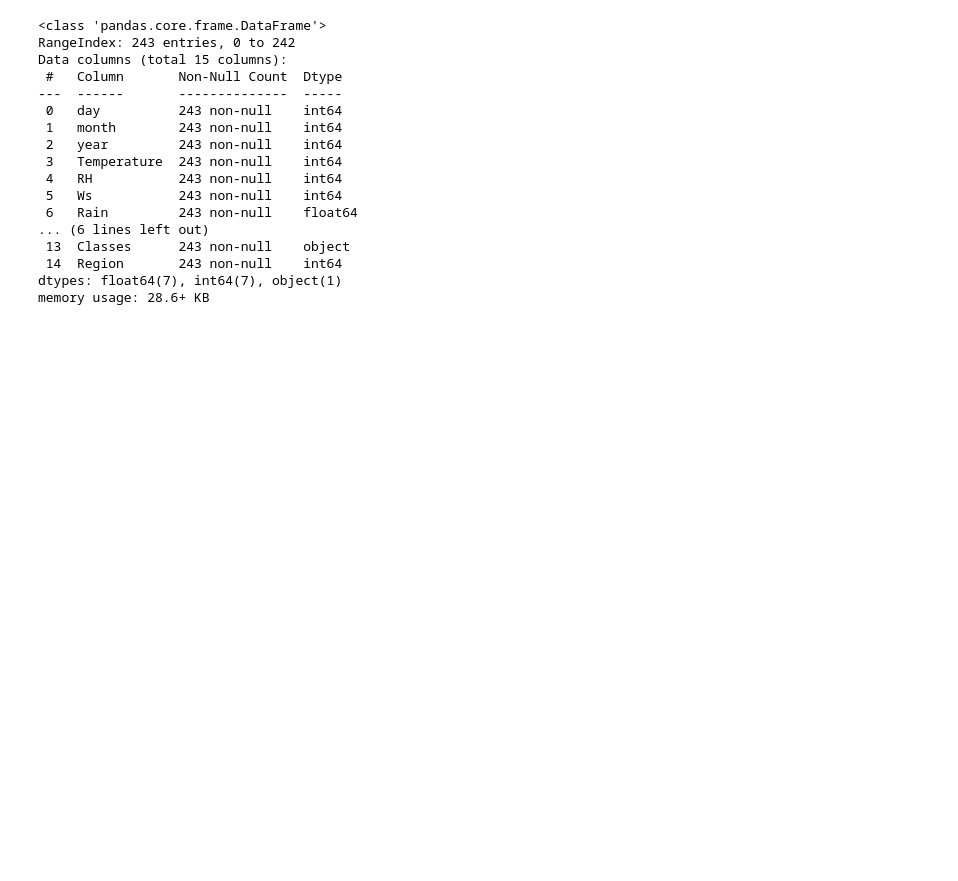
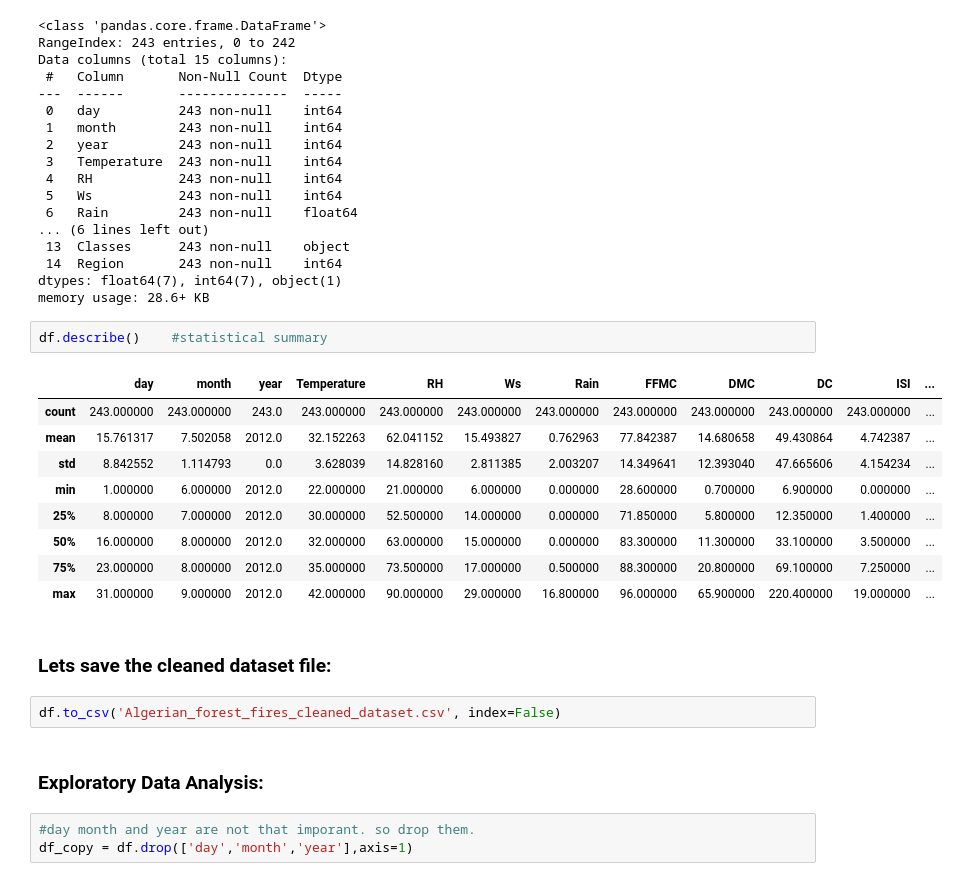
Before and after one commit to ganeshbgunjal/Projects, a Jupyter notebook: 1 Basic Linear Regression Project/1 Basic Regression Project from scratch.ipynb, the cells around one changed output. Cells and saved outputs as stored; diff of their text form; blank space fills up the shorter version.

```diff
--- a/1 Basic Linear Regression Project/1 Basic Regression Project from scratch.ipynb
+++ b/1 Basic Linear Regression Project/1 Basic Regression Project from scratch.ipynb
@@ -296,3 +300,24 @@ Data columns (total 15 columns):
  14  Region       243 non-null    int64
 dtypes: float64(7), int64(7), object(1)
 memory usage: 28.6+ KB
+# %%
+df.describe()    #statistical summary
+# %% [output]
+|  | day | month | year | Temperature | RH | Ws | Rain | FFMC | DMC | DC | ISI | ... |
+| count | 243.000000 | 243.000000 | 243.0 | 243.000000 | 243.000000 | 243.000000 | 243.000000 | 243.000000 | 243.000000 | 243.000000 | 243.000000 | ... |
+| mean | 15.761317 | 7.502058 | 2012.0 | 32.152263 | 62.041152 | 15.493827 | 0.762963 | 77.842387 | 14.680658 | 49.430864 | 4.742387 | ... |
+| std | 8.842552 | 1.114793 | 0.0 | 3.628039 | 14.828160 | 2.811385 | 2.003207 | 14.349641 | 12.393040 | 47.665606 | 4.154234 | ... |
+| min | 1.000000 | 6.000000 | 2012.0 | 22.000000 | 21.000000 | 6.000000 | 0.000000 | 28.600000 | 0.700000 | 6.900000 | 0.000000 | ... |
+| 25% | 8.000000 | 7.000000 | 2012.0 | 30.000000 | 52.500000 | 14.000000 | 0.000000 | 71.850000 | 5.800000 | 12.350000 | 1.400000 | ... |
+| 50% | 16.000000 | 8.000000 | 2012.0 | 32.000000 | 63.000000 | 15.000000 | 0.000000 | 83.300000 | 11.300000 | 33.100000 | 3.500000 | ... |
+| 75% | 23.000000 | 8.000000 | 2012.0 | 35.000000 | 73.500000 | 17.000000 | 0.500000 | 88.300000 | 20.800000 | 69.100000 | 7.250000 | ... |
+| max | 31.000000 | 9.000000 | 2012.0 | 42.000000 | 90.000000 | 29.000000 | 16.800000 | 96.000000 | 65.900000 | 220.400000 | 19.000000 | ... |
+# %% [markdown]
+### Lets save the cleaned dataset file:
+# %%
+df.to_csv('Algerian_forest_fires_cleaned_dataset.csv', index=False)
+# %% [markdown]
+### Exploratory Data Analysis:
+# %%
+#day month and year are not that imporant. so drop them.
+df_copy = df.drop(['day','month','year'],axis=1)
```
Also changed, not shown: parts of 5 cells of this notebook.
